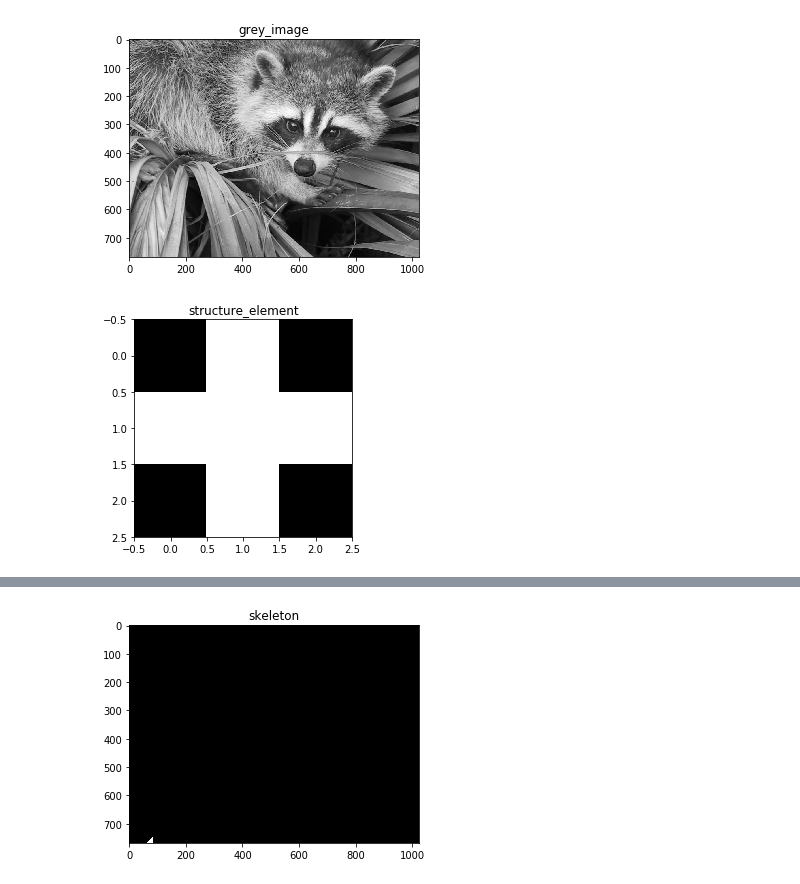
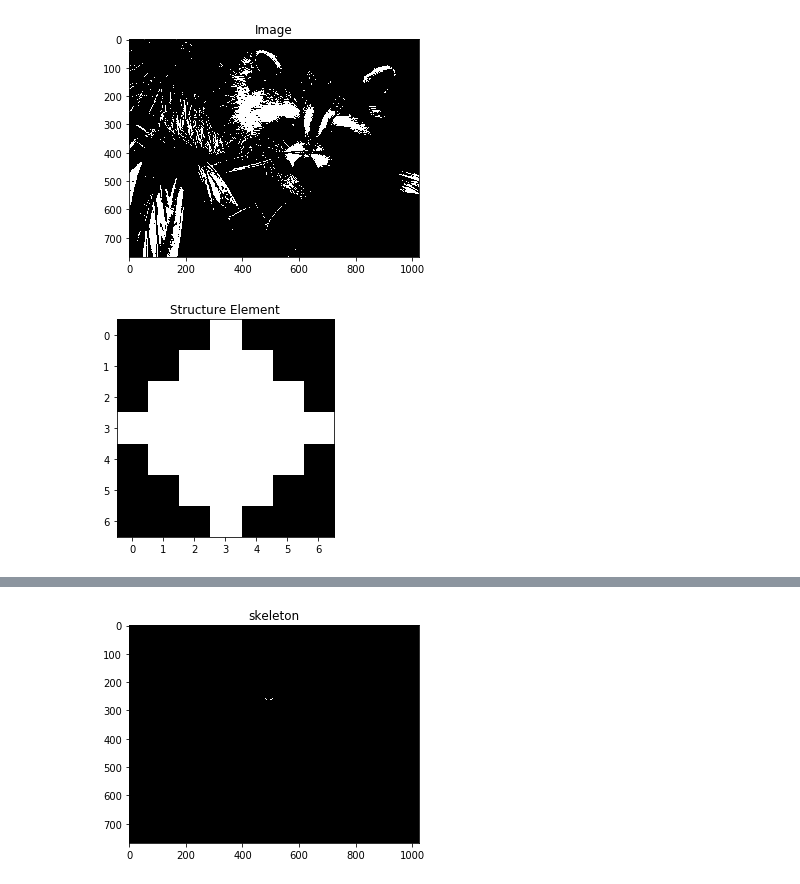
Before and after one commit to Batsila/ADIP, a Jupyter notebook: SklearnSkeleton/custom_sklearn_skeleton.ipynb, the cells around one changed output, grey strips where cells are left out. Cells and saved outputs as stored; diff of their text form; code cells hidden in the pictures.

Commit message:
Binary skeleton

```diff
--- a/SklearnSkeleton/custom_sklearn_skeleton.ipynb
+++ b/SklearnSkeleton/custom_sklearn_skeleton.ipynb
@@ -5,19 +5,28 @@ import matplotlib.pyplot as plt
 import numpy as np
 
 %matplotlib inline
+
+def binary_racoon(image, threshold):
+    img = image.copy()
+
+    for i in range(len(img[:,1])):
+        for j in range(len(img[1,:])):
+            img[i,j] = img[i,j] > threshold
+    return img
 # %%
-grey_image = misc.face(gray=True)
-plt.imshow(grey_image, cmap=plt.cm.gray)
-plt.title('grey_image')
+binary_image = binary_racoon(misc.face(gray=True), 185)
+plt.imshow(binary_image, cmap=plt.cm.gray)
+plt.title('Image')
 plt.show()
 
-structure_element = ndimage.generate_binary_structure(2, 1)
+struct = ndimage.generate_binary_structure(2, 1)
+structure_element = ndimage.iterate_structure(struct, 3)
 plt.imshow(structure_element, cmap=plt.cm.gray)
-plt.title('structure_element')
+plt.title('Structure Element')
 plt.show()
 # %% [output]
-[figure, old version]
+[figure, new version]
-[figure, old version]
+[figure, new version]
 # %%
 def create_image_skeleton(image, structure):
     S = []
```
Also changed, not shown: parts of 2 cells of this notebook.
